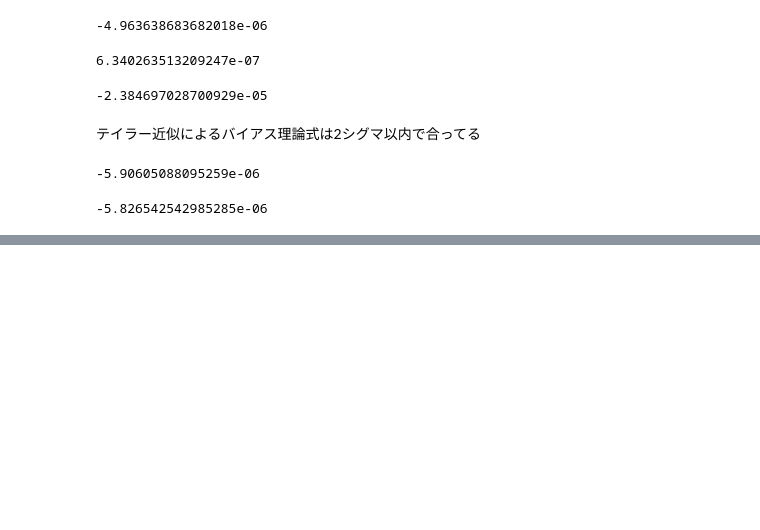
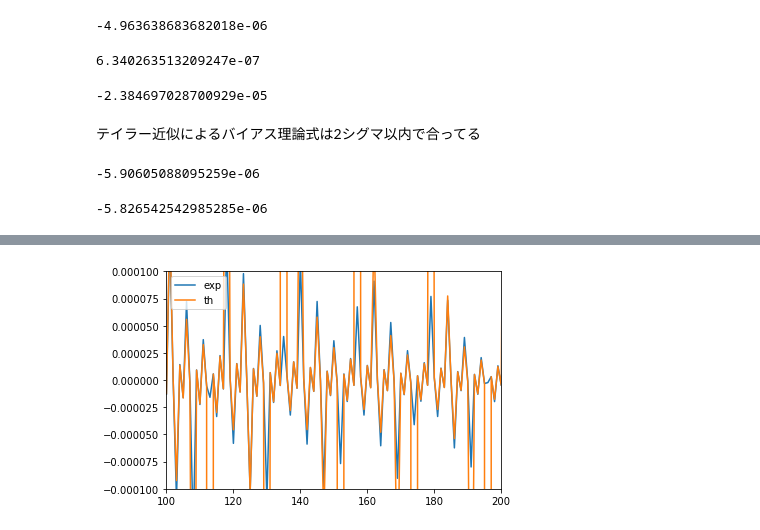
Before and after one commit to Koichi-Miyamoto/QAEErrorVsNShotNGrover, a Jupyter notebook: IQAE_OnlyFinalRoundTest.ipynb, the cells around one changed output, grey strips where cells are left out. Drawn from its saved outputs; the diff is of its cells as text; code cells hidden in the pictures; blank space fills up the shorter version.

```diff
--- a/IQAE_OnlyFinalRoundTest.ipynb
+++ b/IQAE_OnlyFinalRoundTest.ipynb
@@ -52,0 +109,10 @@ BiasTaylorExpTo3rd(pTrue, nGrover, nShot)
+# %%
+ax = plt.gca()
+plt.plot(nGrovers, avgErrors, label="exp")
+plt.plot(nGrovers, biasTaylor, label="th")
+ax.set_xlim(100, 200)
+ax.set_ylim(-1e-4, 1e-4)
+ax.legend()
+plt.show()
+# %% [output]
+[figure, added]
```
Also changed, not shown: parts of 7 cells of this notebook, 5 other files.
